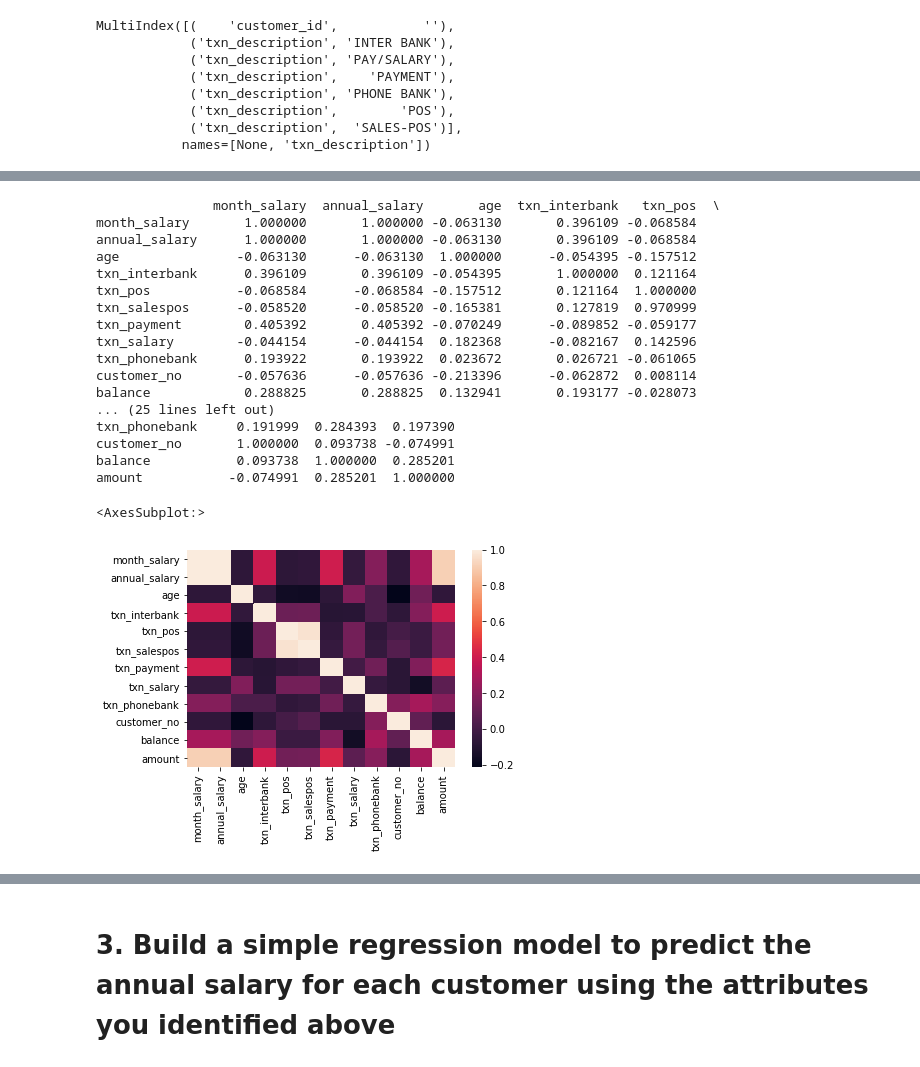
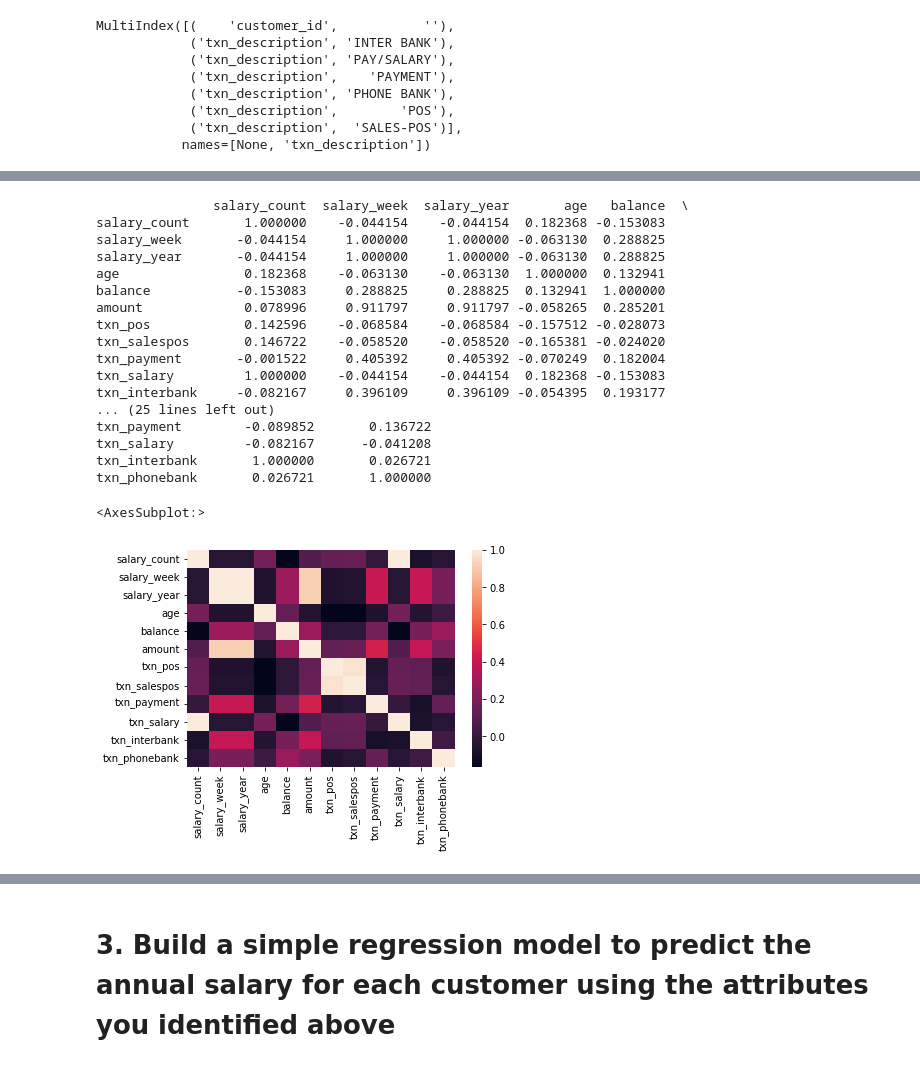
Before and after one commit to slothpunch/Portfolio, a Jupyter notebook: 4. Data@ANZ Virtual Internship Program/Task_2_Predictive Analytics.ipynb, the cells around one changed output, grey strips where cells are left out. Cells and saved outputs as stored; diff of their text form; code cells hidden in the pictures.

```diff
--- a/4. Data@ANZ Virtual Internship Program/Task_2_Predictive Analytics.ipynb
+++ b/4. Data@ANZ Virtual Internship Program/Task_2_Predictive Analytics.ipynb
@@ -107,0 +95,3 @@ cust_salary.head(10)
+# %%
+cust_info['salary_count'] = txn_salary['salary_count']
+cust_info.head(20)
@@ -164,5 +202,5 @@ for i in range(len(cust_salary)):
         print(f'Customer ID doesn\'t match = {i}')
 # %%
-cust_salary['age'] = cust_age['age']
-cust_salary.head()
+cust_info['age'] = cust_age['age']
+cust_info.head()
 # %% [output]
@@ -186,7 +224,7 @@ age                -0.06313       -0.06313  1.00000
 # %%
 # Add balance and amount
-cust_salary['balance'] = df.groupby('customer_id')['balance'].sum().values
-cust_salary['amount'] = df.groupby('customer_id')['amount'].sum().values
+cust_info['balance'] = df.groupby('customer_id')['balance'].sum().values
+cust_info['amount'] = df.groupby('customer_id')['amount'].sum().values
 # %%
 # Extract txn_description subcategories and unstack them.
 cust_txn = pd.DataFrame(df.groupby(['customer_id', 'txn_description'])['txn_description'].count()).unstack().fillna(0).reset_index()
@@ -218,15 +256,14 @@ MultiIndex([(    'customer_id',           ''),
            names=[None, 'txn_description'])
 # %%
 # Drop the txn_description column and add the subcategories
+cust_info = cust_info.drop(axis = 1, columns = 'txn_description')
 
-cust_salary = cust_salary.drop(axis = 1, columns = 'txn_description')
-
-cust_salary['txn_pos'] = cust_txn['txn_description', 'POS']
-cust_salary['txn_salespos'] = cust_txn['txn_description', 'SALES-POS']
-cust_salary['txn_payment'] = cust_txn['txn_description', 'PAYMENT']
-cust_salary['txn_salary'] = cust_txn['txn_description', 'PAY/SALARY']
-cust_salary['txn_interbank'] = cust_txn['txn_description', 'INTER BANK']
-cust_salary['txn_phonebank'] = cust_txn['txn_description', 'PHONE BANK']
+cust_info['txn_pos'] = cust_txn['txn_description', 'POS']
+cust_info['txn_salespos'] = cust_txn['txn_description', 'SALES-POS']
+cust_info['txn_payment'] = cust_txn['txn_description', 'PAYMENT']
+cust_info['txn_salary'] = cust_txn['txn_description', 'PAY/SALARY']
+cust_info['txn_interbank'] = cust_txn['txn_description', 'INTER BANK']
+cust_info['txn_phonebank'] = cust_txn['txn_description', 'PHONE BANK']
 # %%
 # cust_salary['customer_no'] = cust_salary['customer_id'].astype('category').cat.codes
 # cust_salary.reset_index().rename({'index': 'customer_no'})
@@ -241,28 +278,28 @@ cust_salary.head()
 # %%
 # Check the correlation again
-cust_corr = cust_salary.corr()
+cust_corr = cust_info.corr()
 print(cust_corr)
 sns.heatmap(cust_corr)
 # %% [output]
-               month_salary  annual_salary       age  txn_interbank   txn_pos  \
-month_salary       1.000000       1.000000 -0.063130       0.396109 -0.068584
-annual_salary      1.000000       1.000000 -0.063130       0.396109 -0.068584
-age               -0.063130      -0.063130  1.000000      -0.054395 -0.157512
-txn_interbank      0.396109       0.396109 -0.054395       1.000000  0.121164
-txn_pos           -0.068584      -0.068584 -0.157512       0.121164  1.000000
-txn_salespos      -0.058520      -0.058520 -0.165381       0.127819  0.970999
-txn_payment        0.405392       0.405392 -0.070249      -0.089852 -0.059177
-txn_salary        -0.044154      -0.044154  0.182368      -0.082167  0.142596
-txn_phonebank      0.193922       0.193922  0.023672       0.026721 -0.061065
-customer_no       -0.057636      -0.057636 -0.213396      -0.062872  0.008114
-balance            0.288825       0.288825  0.132941       0.193177 -0.028073
+               salary_count  salary_week  salary_year       age   balance  \
+salary_count       1.000000    -0.044154    -0.044154  0.182368 -0.153083
+salary_week       -0.044154     1.000000     1.000000 -0.063130  0.288825
+salary_year       -0.044154     1.000000     1.000000 -0.063130  0.288825
+age                0.182368    -0.063130    -0.063130  1.000000  0.132941
+balance           -0.153083     0.288825     0.288825  0.132941  1.000000
+amount             0.078996     0.911797     0.911797 -0.058265  0.285201
+txn_pos            0.142596    -0.068584    -0.068584 -0.157512 -0.028073
+txn_salespos       0.146722    -0.058520    -0.058520 -0.165381 -0.024020
+txn_payment       -0.001522     0.405392     0.405392 -0.070249  0.182004
+txn_salary         1.000000    -0.044154    -0.044154  0.182368 -0.153083
+txn_interbank     -0.082167     0.396109     0.396109 -0.054395  0.193177
 ... (25 lines left out)
-txn_phonebank     0.191999  0.284393  0.197390
-customer_no       1.000000  0.093738 -0.074991
-balance           0.093738  1.000000  0.285201
-amount           -0.074991  0.285201  1.000000
+txn_payment        -0.089852       0.136722
+txn_salary         -0.082167      -0.041208
+txn_interbank       1.000000       0.026721
+txn_phonebank       0.026721       1.000000
 <AxesSubplot:>
-[figure, old version]
+[figure, new version]
 # %%
 # cust_corr.unstack()
 cust_corr_pairs = cust_corr.unstack().sort_values()
```
Also changed, not shown: parts of 42 cells of this notebook.
